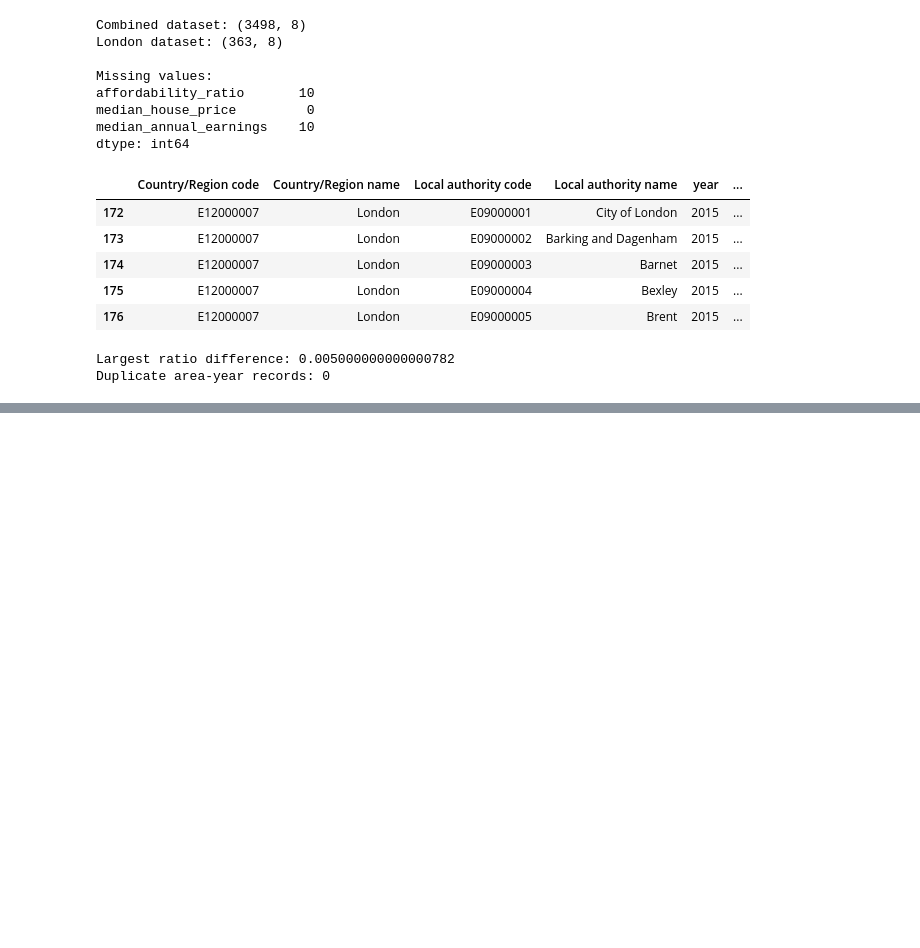
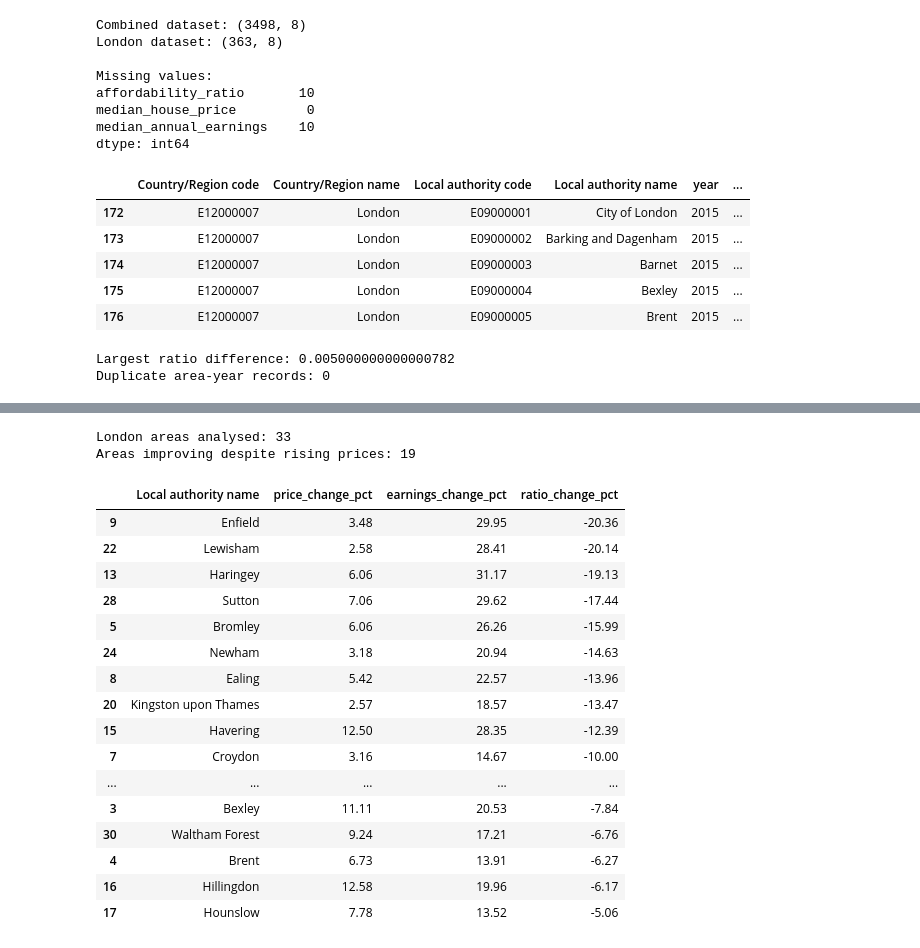
Before and after one commit to mayanaise/london-housing-affordability, a Jupyter notebook: london-housing-affordability.ipynb, the cells around one changed output, grey strips where cells are left out. Cells and saved outputs as stored; diff of their text form; code cells hidden in the pictures; blank space fills up the shorter version.

```diff
--- a/london-housing-affordability.ipynb
+++ b/london-housing-affordability.ipynb
@@ -400,0 +433,70 @@ Duplicate area-year records: 0
+# %%
+# Arrange the three measures by area and year
+comparison = london_analysis.pivot(
+    index=["Local authority code", "Local authority name"],
+    columns="year",
+    values=[
+        "median_house_price",
+        "median_annual_earnings",
+        "affordability_ratio"
+    ]
+)
+
+# Create one summary row per London local authority
+changes = pd.DataFrame(index=comparison.index)
+
+for measure, label in [
+    ("median_house_price", "price"),
+    ("median_annual_earnings", "earnings"),
+    ("affordability_ratio", "ratio")
+]:
+    changes[f"{label}_2021"] = comparison[(measure, 2021)]
+    changes[f"{label}_2025"] = comparison[(measure, 2025)]
+
+    changes[f"{label}_change_pct"] = (
+        changes[f"{label}_2025"]
+        / changes[f"{label}_2021"] - 1
+    ) * 100
+
+changes = changes.reset_index()
+
+# Question 1: improvement despite rising house prices
+improved_with_rising_prices = changes[
+    (changes["price_change_pct"] > 0)
+    & (changes["ratio_change_pct"] < 0)
+].sort_values("ratio_change_pct")
+
+print("London areas analysed:", len(changes))
+print(
+    "Areas improving despite rising prices:",
+    len(improved_with_rising_prices)
+)
+
+improved_with_rising_prices[
+    [
+        "Local authority name",
+        "price_change_pct",
+        "earnings_change_pct",
+        "ratio_change_pct"
+    ]
+].round(2)
+# %% [output]
+London areas analysed: 33
+Areas improving despite rising prices: 19
+|  | Local authority name | price_change_pct | earnings_change_pct | ratio_change_pct |
+| 9 | Enfield | 3.48 | 29.95 | -20.36 |
+| 22 | Lewisham | 2.58 | 28.41 | -20.14 |
+| 13 | Haringey | 6.06 | 31.17 | -19.13 |
+| 28 | Sutton | 7.06 | 29.62 | -17.44 |
+| 5 | Bromley | 6.06 | 26.26 | -15.99 |
+| 24 | Newham | 3.18 | 20.94 | -14.63 |
+| 8 | Ealing | 5.42 | 22.57 | -13.96 |
+| 20 | Kingston upon Thames | 2.57 | 18.57 | -13.47 |
+| 15 | Havering | 12.50 | 28.35 | -12.39 |
+| 7 | Croydon | 3.16 | 14.67 | -10.00 |
+| ... | ... | ... | ... | ... |
+| 3 | Bexley | 11.11 | 20.53 | -7.84 |
+| 30 | Waltham Forest | 9.24 | 17.21 | -6.76 |
+| 4 | Brent | 6.73 | 13.91 | -6.27 |
+| 16 | Hillingdon | 12.58 | 19.96 | -6.17 |
+| 17 | Hounslow | 7.78 | 13.52 | -5.06 |
```
Also changed, not shown: parts of 9 cells of this notebook.
